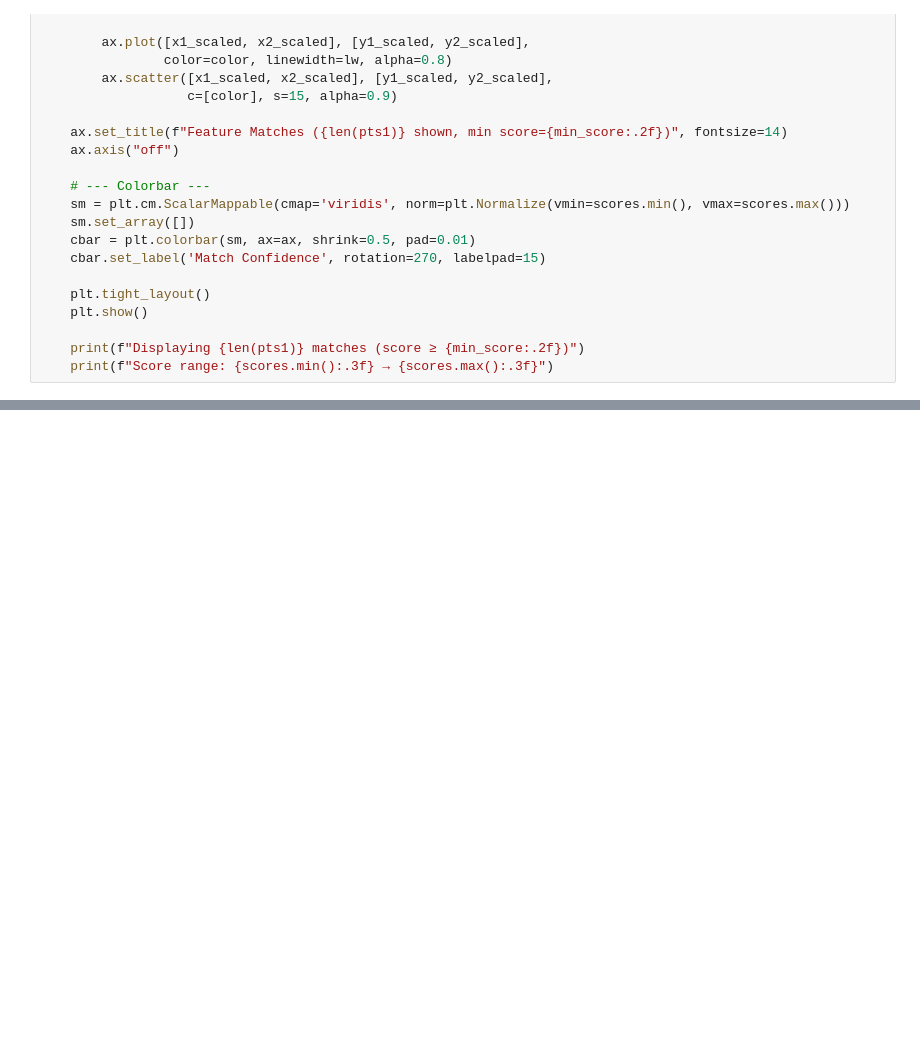
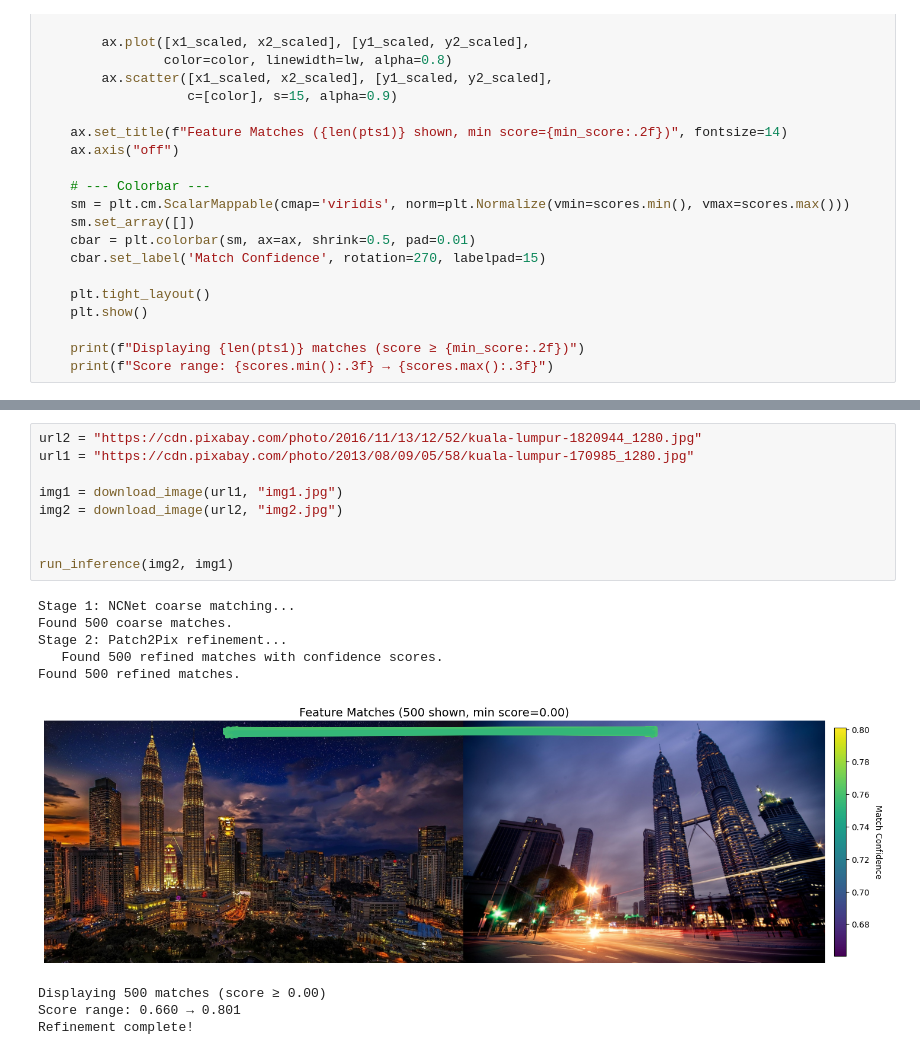
Before and after one commit to yhnx/Patch2Pix_from_scratch, a Jupyter notebook: New/from_scratch.ipynb, the cells around one changed output, grey strips where cells are left out. Cells and saved outputs as stored; diff of their text form; blank space fills up the shorter version.

```diff
--- a/New/from_scratch.ipynb
+++ b/New/from_scratch.ipynb
@@ -782,0 +875,19 @@ Score range: 1.000 → 1.000
+# %%
+url2 = "https://cdn.pixabay.com/photo/2016/11/13/12/52/kuala-lumpur-1820944_1280.jpg"
+url1 = "https://cdn.pixabay.com/photo/2013/08/09/05/58/kuala-lumpur-170985_1280.jpg"
+
+img1 = download_image(url1, "img1.jpg")
+img2 = download_image(url2, "img2.jpg")
+
+
+run_inference(img2, img1)
+# %% [output]
+Stage 1: NCNet coarse matching...
+Found 500 coarse matches.
+Stage 2: Patch2Pix refinement...
+   Found 500 refined matches with confidence scores.
+Found 500 refined matches.
+[figure, added]
+Displaying 500 matches (score ≥ 0.00)
+Score range: 0.660 → 0.801
+Refinement complete!
```
Also changed, not shown: parts of 22 cells of this notebook.
